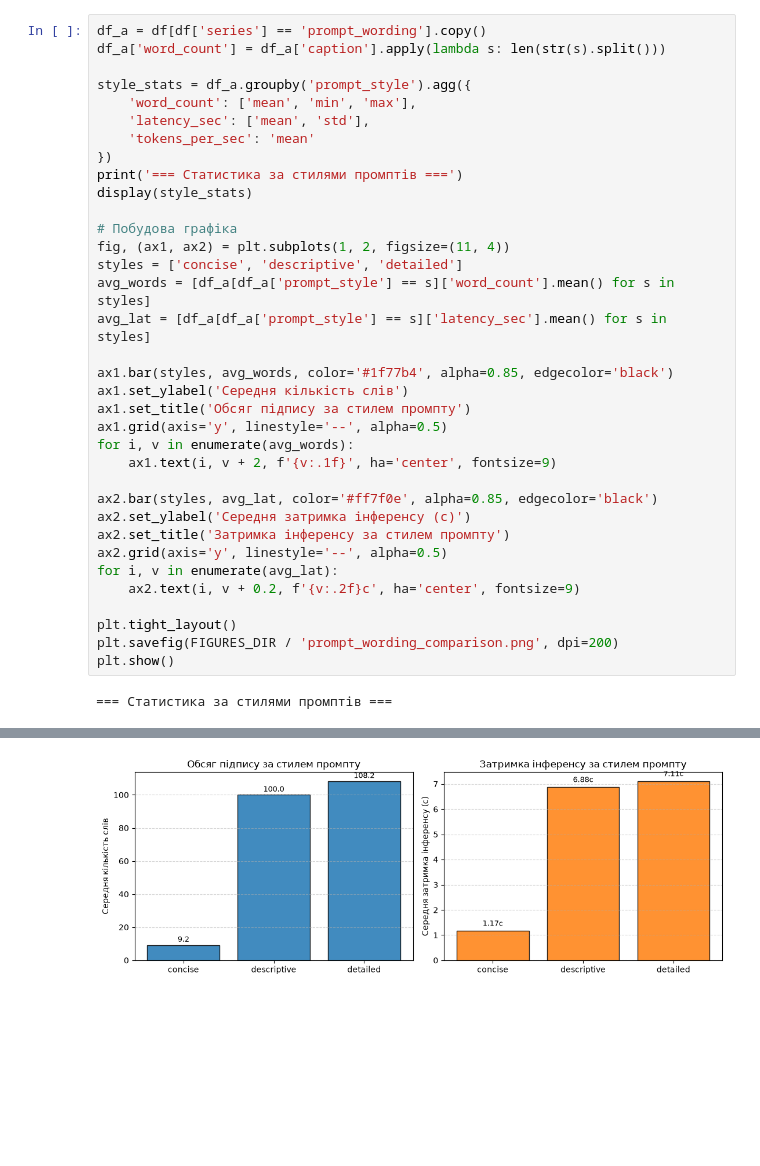
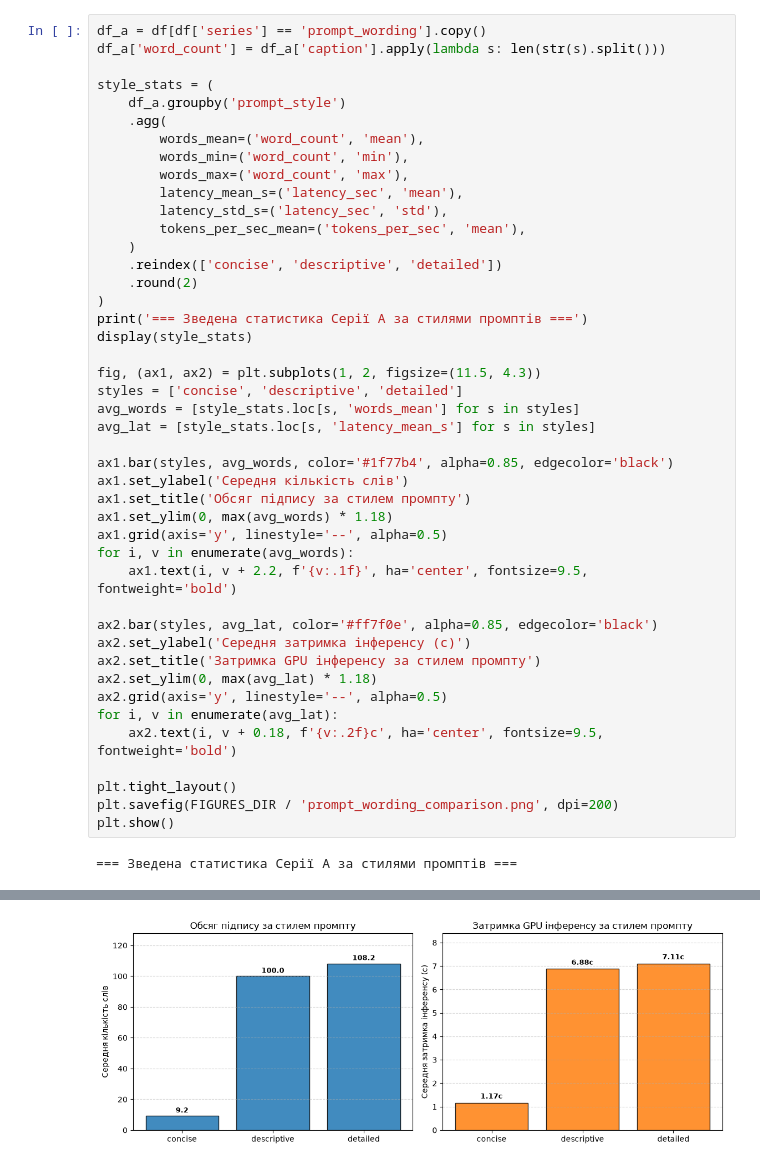
Before and after one commit to Eclipse-XS/Neural-Network-Labs-Max, a Jupyter notebook: lab5_multimodal_captioning/notebooks/03_caption_quality_analysis.ipynb, the cells around one changed output, grey strips where cells are left out. Drawn from its saved outputs; the diff is of its cells as text; blank space fills up the shorter version.

```diff
--- a/lab5_multimodal_captioning/notebooks/03_caption_quality_analysis.ipynb
+++ b/lab5_multimodal_captioning/notebooks/03_caption_quality_analysis.ipynb
@@ -82,36 +86,45 @@ plt.show()
 df_a = df[df['series'] == 'prompt_wording'].copy()
 df_a['word_count'] = df_a['caption'].apply(lambda s: len(str(s).split()))
 
-style_stats = df_a.groupby('prompt_style').agg({
-    'word_count': ['mean', 'min', 'max'],
-    'latency_sec': ['mean', 'std'],
-    'tokens_per_sec': 'mean'
-})
-print('=== Статистика за стилями промптів ===')
+style_stats = (
+    df_a.groupby('prompt_style')
+    .agg(
+        words_mean=('word_count', 'mean'),
+        words_min=('word_count', 'min'),
+        words_max=('word_count', 'max'),
+        latency_mean_s=('latency_sec', 'mean'),
+        latency_std_s=('latency_sec', 'std'),
+        tokens_per_sec_mean=('tokens_per_sec', 'mean'),
+    )
+    .reindex(['concise', 'descriptive', 'detailed'])
+    .round(2)
+)
+print('=== Зведена статистика Серії A за стилями промптів ===')
 display(style_stats)
 
-# Побудова графіка
-fig, (ax1, ax2) = plt.subplots(1, 2, figsize=(11, 4))
+fig, (ax1, ax2) = plt.subplots(1, 2, figsize=(11.5, 4.3))
 styles = ['concise', 'descriptive', 'detailed']
-avg_words = [df_a[df_a['prompt_style'] == s]['word_count'].mean() for s in styles]
-avg_lat = [df_a[df_a['prompt_style'] == s]['latency_sec'].mean() for s in styles]
+avg_words = [style_stats.loc[s, 'words_mean'] for s in styles]
+avg_lat = [style_stats.loc[s, 'latency_mean_s'] for s in styles]
 
 ax1.bar(styles, avg_words, color='#1f77b4', alpha=0.85, edgecolor='black')
 ax1.set_ylabel('Середня кількість слів')
 ax1.set_title('Обсяг підпису за стилем промпту')
+ax1.set_ylim(0, max(avg_words) * 1.18)
 ax1.grid(axis='y', linestyle='--', alpha=0.5)
 for i, v in enumerate(avg_words):
-    ax1.text(i, v + 2, f'{v:.1f}', ha='center', fontsize=9)
+    ax1.text(i, v + 2.2, f'{v:.1f}', ha='center', fontsize=9.5, fontweight='bold')
 
 ax2.bar(styles, avg_lat, color='#ff7f0e', alpha=0.85, edgecolor='black')
 ax2.set_ylabel('Середня затримка інференсу (с)')
-ax2.set_title('Затримка інференсу за стилем промпту')
+ax2.set_title('Затримка GPU інференсу за стилем промпту')
+ax2.set_ylim(0, max(avg_lat) * 1.18)
 ax2.grid(axis='y', linestyle='--', alpha=0.5)
 for i, v in enumerate(avg_lat):
-    ax2.text(i, v + 0.2, f'{v:.2f}с', ha='center', fontsize=9)
+    ax2.text(i, v + 0.18, f'{v:.2f}с', ha='center', fontsize=9.5, fontweight='bold')
 
 plt.tight_layout()
 plt.savefig(FIGURES_DIR / 'prompt_wording_comparison.png', dpi=200)
 plt.show()
 # %% [output]
-=== Статистика за стилями промптів ===
+=== Зведена статистика Серії A за стилями промптів ===
@@ -124,4 +136,4 @@ plt.show()
-[figure, old version]
+[figure, new version]
 # %% [markdown]
 ### 3. Динамічний аналіз Серії B (Температура) та Серії C (Бюджет токенів)
 
```
Also changed, not shown: parts of 14 cells of this notebook, 4 other files.
